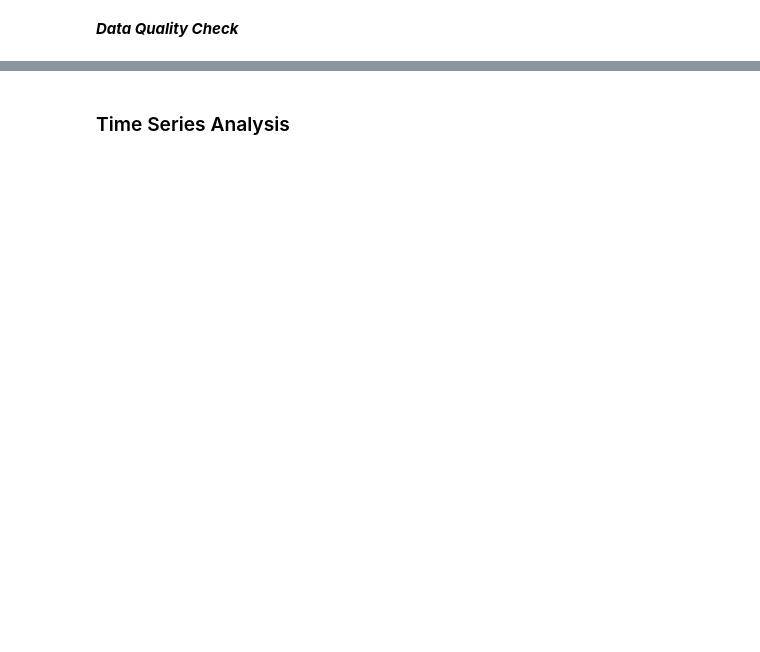
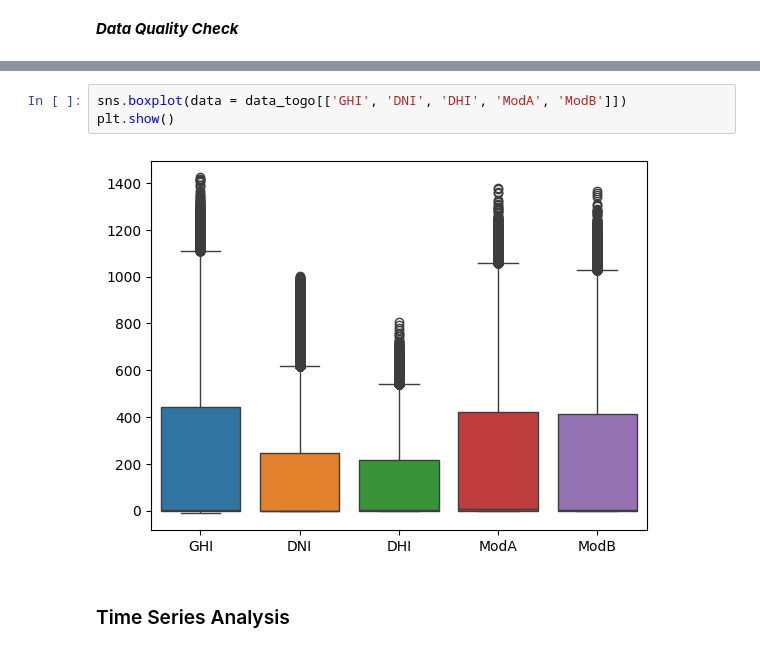
Before and after one commit to HallelujahK/solar-farm-analysis, a Jupyter notebook: notebooks/EDA.ipynb, the cells around one changed output, grey strips where cells are left out. Saved outputs shown, nothing was run; the diff lists cells and outputs as text; blank space fills up the shorter version.

```diff
--- a/notebooks/EDA.ipynb
+++ b/notebooks/EDA.ipynb
@@ -86,2 +121,7 @@ plt.show()
+# %%
+sns.boxplot(data = data_togo[['GHI', 'DNI', 'DHI', 'ModA', 'ModB']])
+plt.show()
+# %% [output]
+[figure, added]
 # %% [markdown]
 ### Time Series Analysis
```
Also changed, not shown: parts of 9 cells of this notebook.
